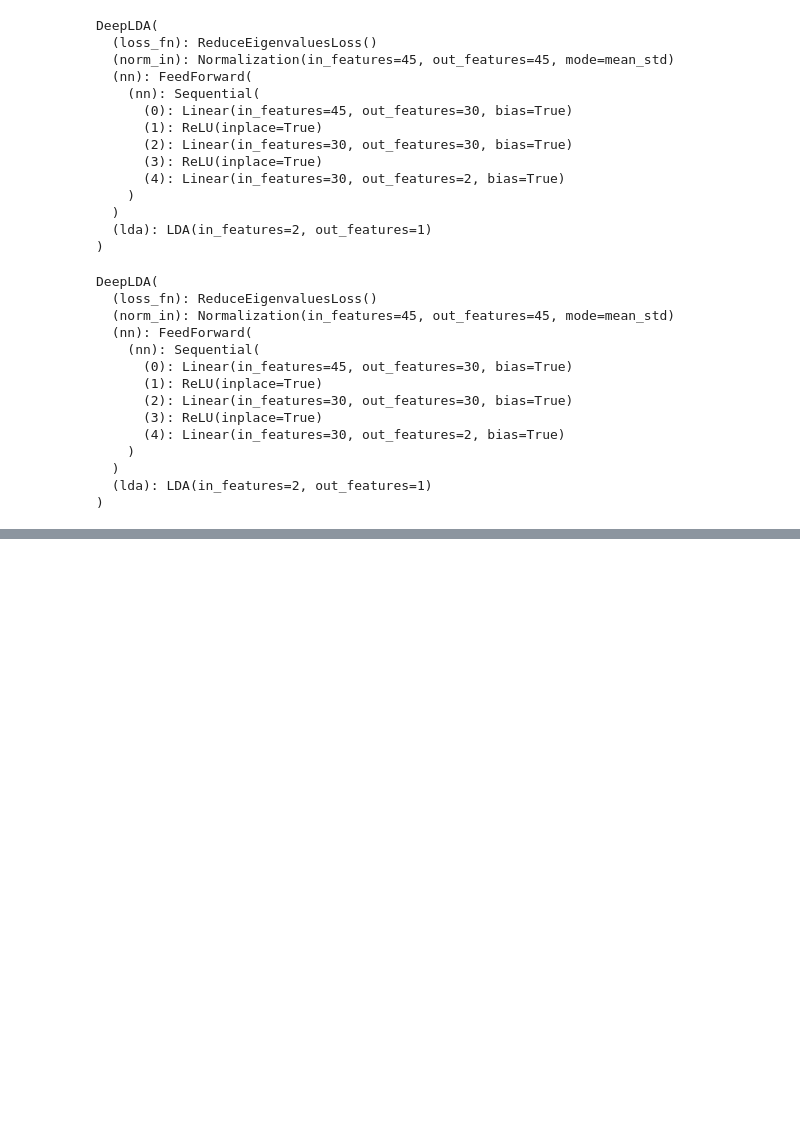
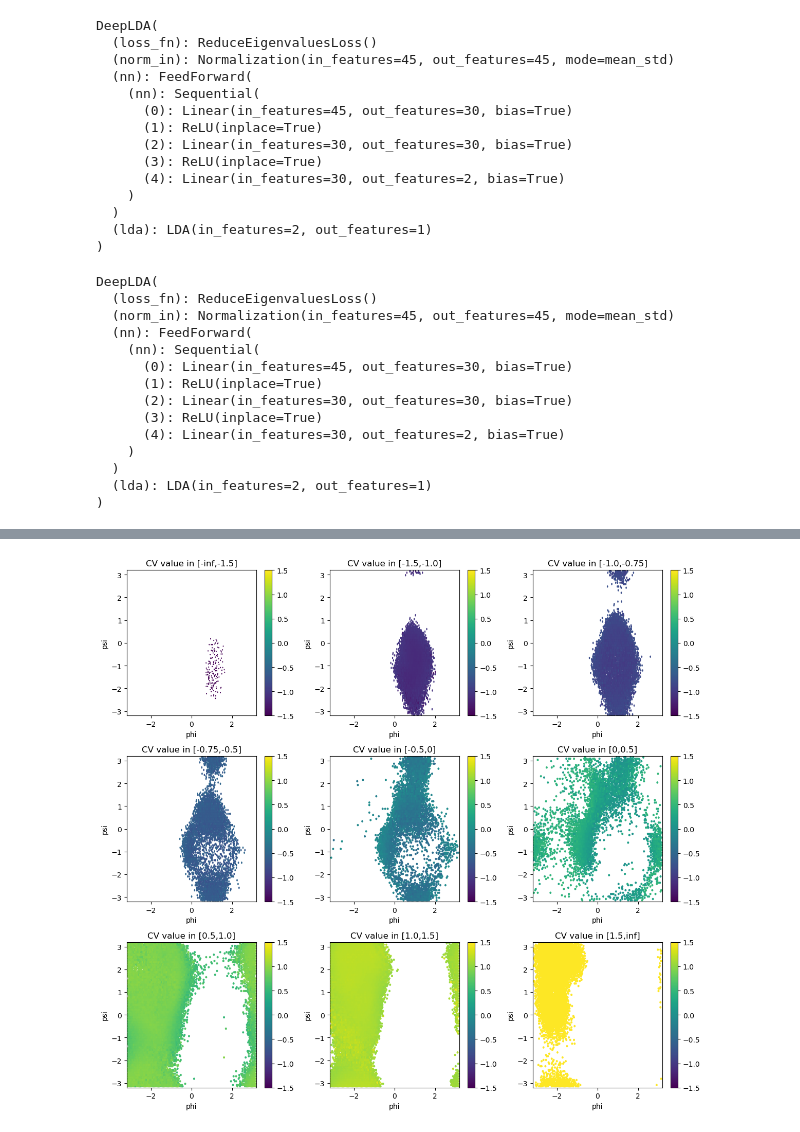
Before and after one commit to seonghyun26/cmd, a Jupyter notebook: model/alanine/deeplda/visualize.ipynb, the cells around one changed output, grey strips where cells are left out. Cells and saved outputs as stored; diff of their text form; code cells hidden in the pictures; blank space fills up the shorter version.

```diff
--- a/model/alanine/deeplda/visualize.ipynb
+++ b/model/alanine/deeplda/visualize.ipynb
@@ -102,0 +170,20 @@ for i,ax in enumerate(axs):
+# %%
+boundary = [-np.inf, -1.5, -1.0, -0.75, -0.5, 0, 0.5, 1.0, 1.5, np.inf]
+n_components = 1
+
+fig,axs = plt.subplots(3, 3, figsize = ( 12, 11 ) )
+axs = axs.ravel()
+
+for i in range(0, np.min([len(boundary)-1, 9])):
+	ax = axs[i]
+	new_df[(new_df[f'CV0'] < boundary[i+1]) & (new_df[f'CV0'] > boundary[i])].plot.hexbin(
+		'phi', 'psi', C=f'CV0', cmap='viridis',
+		vmin=boundary[1], vmax=boundary[-2],
+  		ax=ax,
+  	)
+	ax.set_title(f'CV value in [{boundary[i]},{boundary[i+1]}]')
+	ax.set_xlim(-3.2, 3.2)
+	ax.set_ylim(-3.2, 3.2)
+plt.tight_layout()
+# %% [output]
+[figure, added]
```
Also changed, not shown: parts of 10 cells of this notebook, 43 other files.
